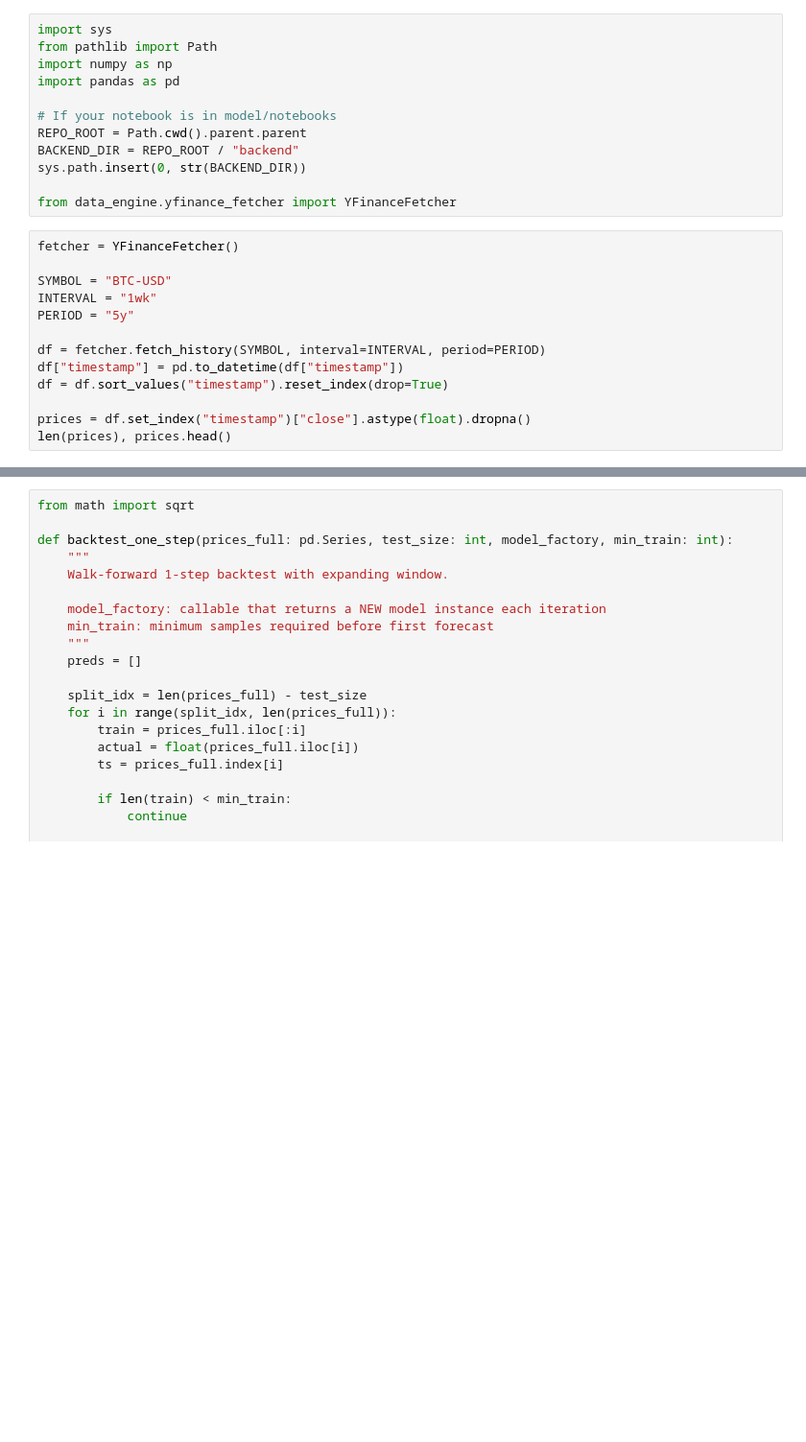
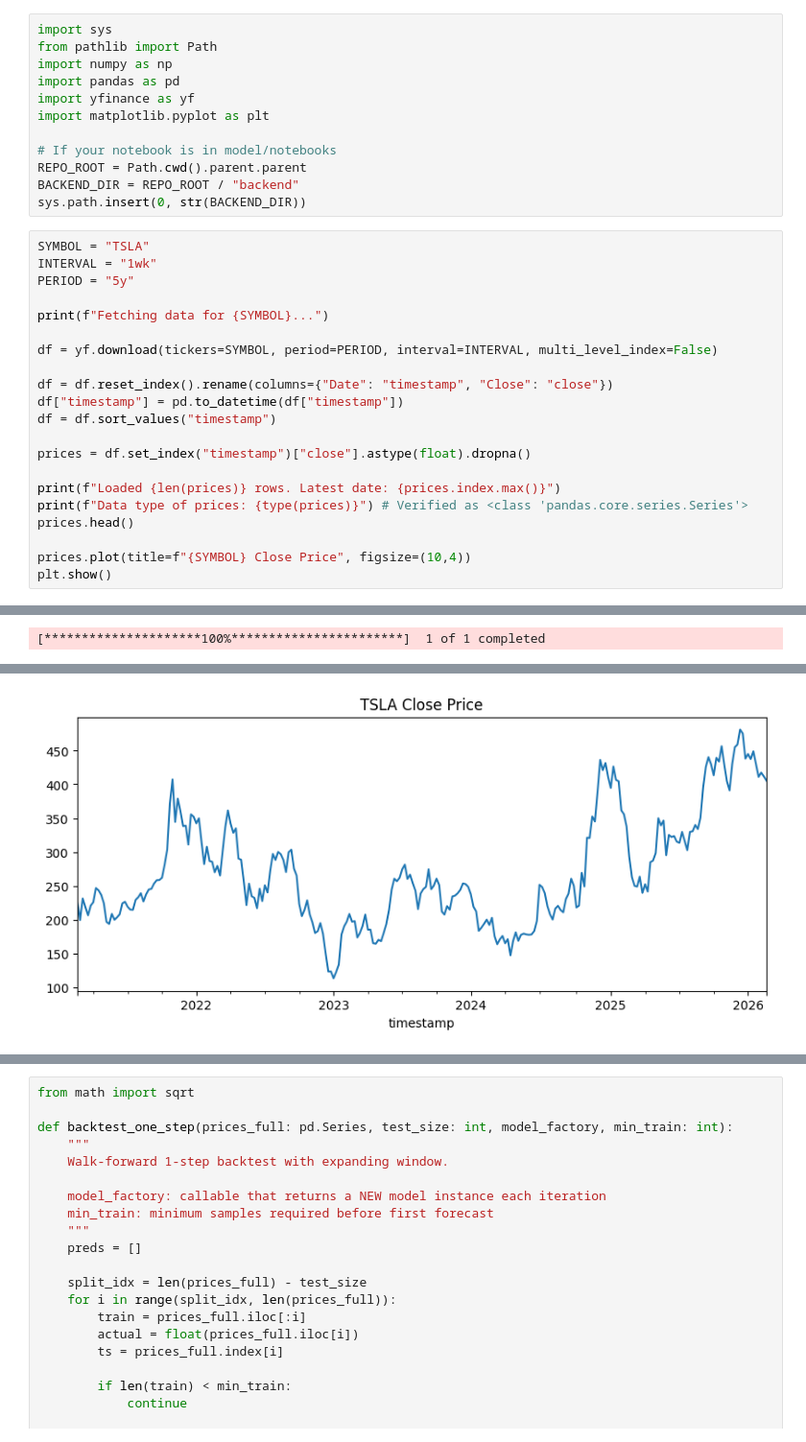
Before and after one commit to MateoHeras77/capstone_project_unfc, a Jupyter notebook: model/notebooks/04-xgboost-univariate.ipynb, the cells around one changed output, grey strips where cells are left out. Shown at 96% size. Saved outputs shown, nothing was run; the diff lists cells and outputs as text; blank space fills up the shorter version.

```diff
--- a/model/notebooks/04-xgboost-univariate.ipynb
+++ b/model/notebooks/04-xgboost-univariate.ipynb
@@ -3,24 +3,32 @@ import sys
 from pathlib import Path
 import numpy as np
 import pandas as pd
+import yfinance as yf
+import matplotlib.pyplot as plt
 
 # If your notebook is in model/notebooks
 REPO_ROOT = Path.cwd().parent.parent
 BACKEND_DIR = REPO_ROOT / "backend"
 sys.path.insert(0, str(BACKEND_DIR))
-
-from data_engine.yfinance_fetcher import YFinanceFetcher
 # %%
-fetcher = YFinanceFetcher()
-
-SYMBOL = "BTC-USD"
+SYMBOL = "TSLA"
 INTERVAL = "1wk"
 PERIOD = "5y"
 
-df = fetcher.fetch_history(SYMBOL, interval=INTERVAL, period=PERIOD)
+print(f"Fetching data for {SYMBOL}...")
+
+df = yf.download(tickers=SYMBOL, period=PERIOD, interval=INTERVAL, multi_level_index=False)
+
+df = df.reset_index().rename(columns={"Date": "timestamp", "Close": "close"})
 df["timestamp"] = pd.to_datetime(df["timestamp"])
-df = df.sort_values("timestamp").reset_index(drop=True)
+df = df.sort_values("timestamp")
 
 prices = df.set_index("timestamp")["close"].astype(float).dropna()
-len(prices), prices.head()
+
+print(f"Loaded {len(prices)} rows. Latest date: {prices.index.max()}")
+print(f"Data type of prices: {type(prices)}") # Verified as <class 'pandas.core.series.Series'>
+prices.head()
+
+prices.plot(title=f"{SYMBOL} Close Price", figsize=(10,4))
+plt.show()
 # %% [output]
@@ -34,0 +36 @@ len(prices), prices.head()
+[*********************100%***********************]  1 of 1 completed
@@ -35,3 +39,4 @@ len(prices), prices.head()
+[figure, added]
 # %%
 LOOKBACK = 20  # same concept as LSTM lookback
 
```
Also changed, not shown: parts of 9 cells of this notebook, 43 other files.
